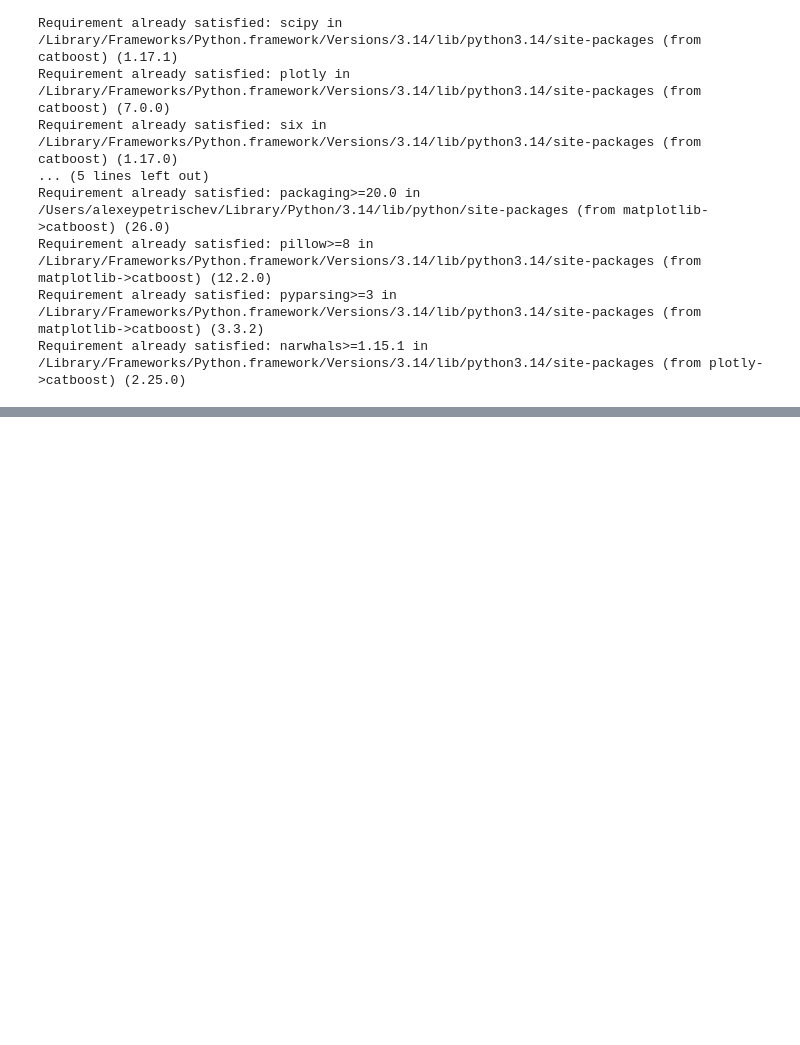
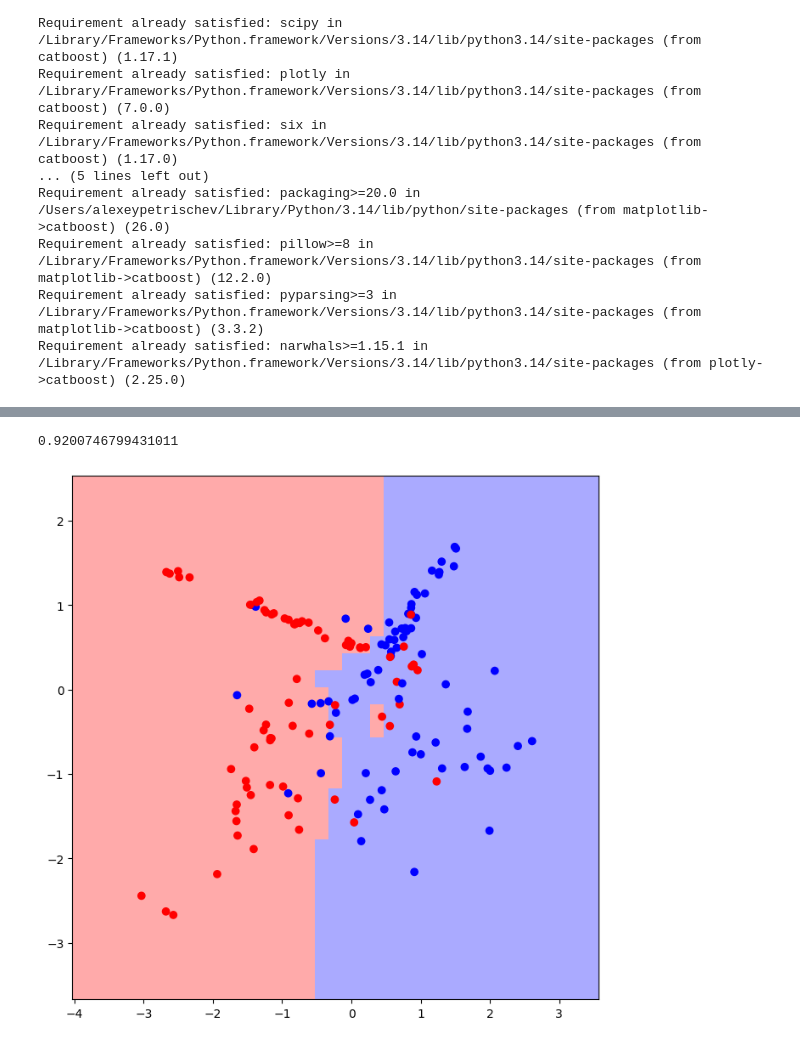
Before and after one commit to a108petrischev-cell/ML, a Jupyter notebook: GB/gb.ipynb, the cells around one changed output, grey strips where cells are left out. Saved outputs shown, nothing was run; the diff lists cells and outputs as text; code cells hidden in the pictures; blank space fills up the shorter version.

```diff
--- a/GB/gb.ipynb
+++ b/GB/gb.ipynb
@@ -240,0 +290,9 @@ Requirement already satisfied: narwhals>=1.15.1 in /Library/Frameworks/Python.fr
+# %%
+clf = CatBoostClassifier(logging_level='Silent', learning_rate=0.01, iterations=200)
+clf.fit(X_train, y_train)
+plot_surface(X_test, y_test, clf)
+
+print(roc_auc_score(y_test, clf.predict_proba(X_test)[:, 1]))
+# %% [output]
+0.9200746799431011
+[figure, added]
```
Also changed, not shown: parts of 14 cells of this notebook, 5 other files.
